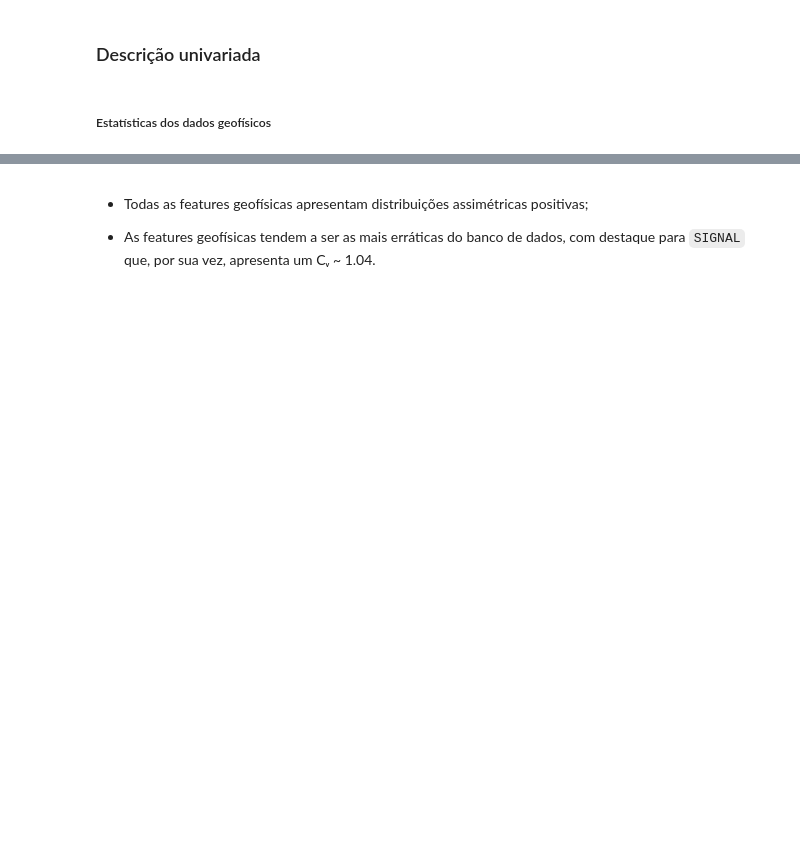
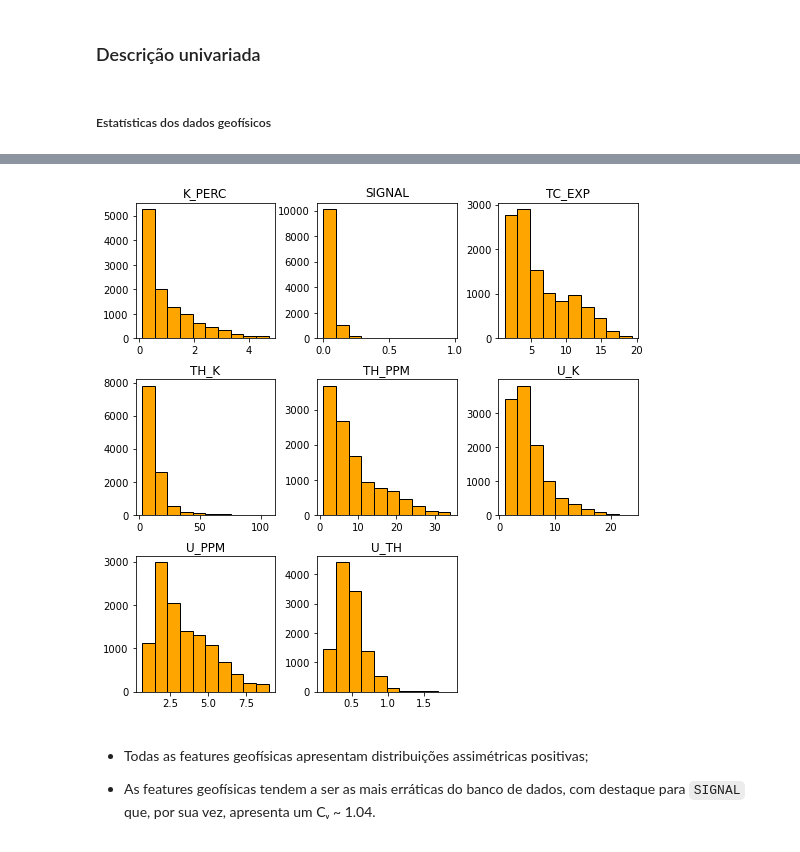
Before and after one commit to fnaghetini/Mapa-Preditivo, a Jupyter notebook: notebook.ipynb, the cells around one changed output, grey strips where cells are left out. Drawn from its saved outputs; the diff is of its cells as text; code cells hidden in the pictures; blank space fills up the shorter version.

Commit message:
Create some graph funcions

```diff
--- a/notebook.ipynb
+++ b/notebook.ipynb
@@ -301,5 +347,7 @@ sumStats(df = df[gf])
 # %%
-df[gf].hist(edgecolor='black', color='orange', figsize=(9,9), grid=False);
+df[GF].hist(edgecolor = ec, color = col, figsize=(9,9), grid=False);
+# %% [output]
+[figure, added]
 # %% [markdown]
 - Todas as features geofísicas apresentam distribuições assimétricas positivas;
 
```
Also changed, not shown: parts of 41 cells of this notebook.
